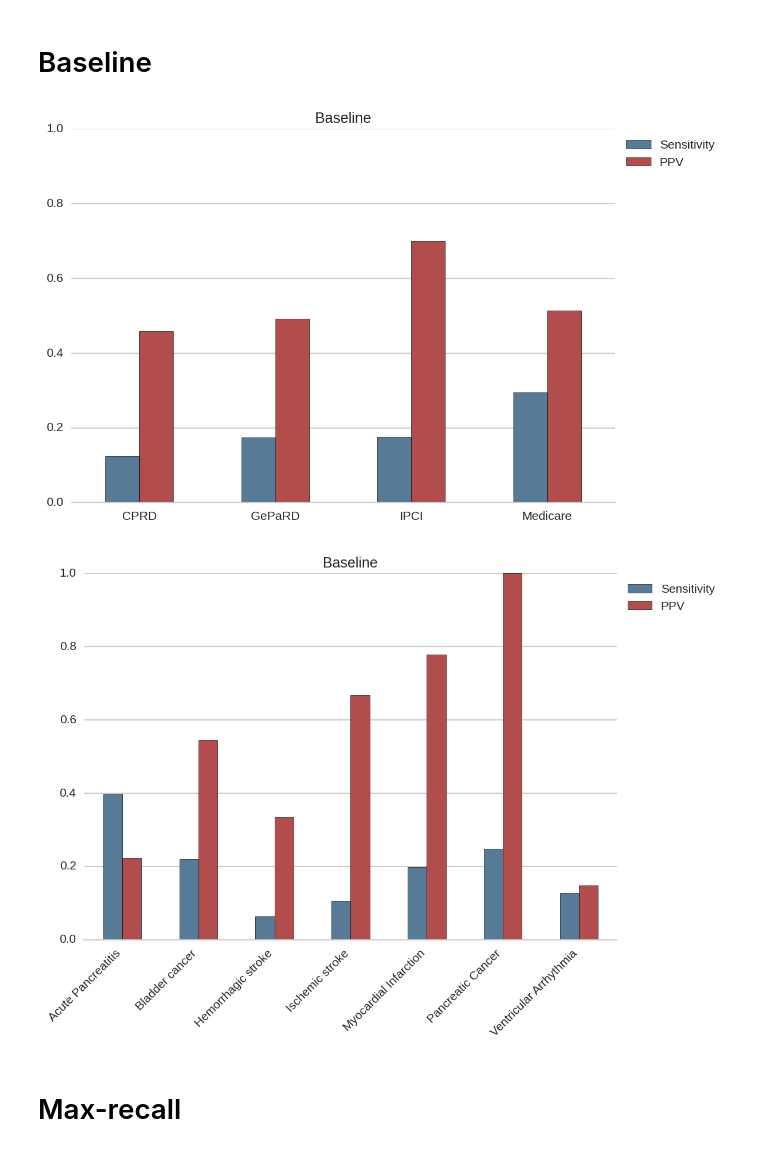
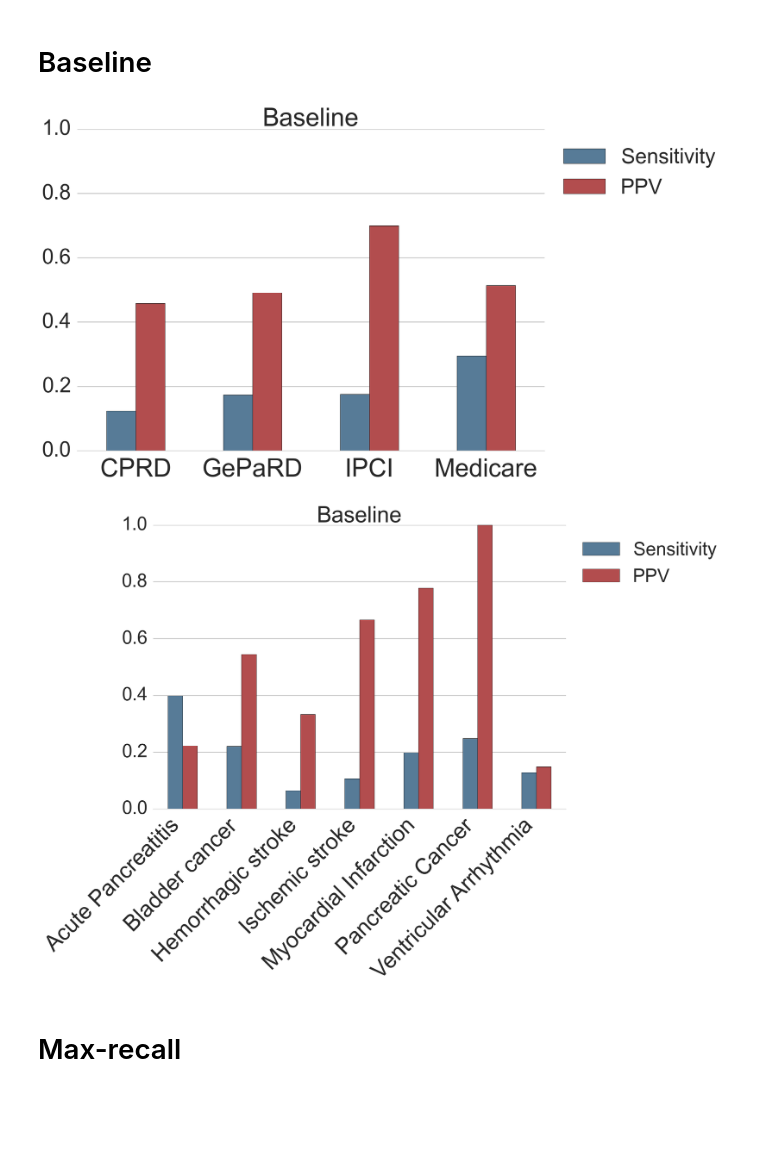
Before and after one commit to mi-erasmusmc/comap, a Jupyter notebook: evaluation/lib/CoMap evaluation.ipynb, the cells around one changed output. Drawn from its saved outputs; the diff is of its cells as text; code cells hidden in the pictures; blank space fills up the shorter version.

```diff
--- a/evaluation/lib/CoMap evaluation.ipynb
+++ b/evaluation/lib/CoMap evaluation.ipynb
@@ -1,5 +1,6 @@
 # %%
 %matplotlib inline
+import json
 import os
 import math
 from collections import OrderedDict
@@ -15,7 +16,7 @@ from IPython.display import Latex
 pd.set_option('display.max_colwidth', 100)
 
 sns.set_style('whitegrid')
-#sns.set_context("poster")
+sns.set_context("poster", font_scale=2)
 #plt.rcParams['figure.figsize'] = (4, 3)
 plt.rc("savefig", dpi=150)
 
@@ -140,14 +141,15 @@ pd.DataFrame([
 # %%
 averages_compare = pd.DataFrame([
     ev[ev.variation == 'baseline'].groupby('database').recall.mean(),
     ev[ev.variation == 'baseline'].groupby('database').precision.mean(),
 ])
 averages_compare.index = averages_compare.index.map(measure_label)
 averages_compare.columns = averages_compare.columns.map(database_label)
 with mystyle(measures_palette, savefig='baseline-performance-by-db.pdf'):
-    averages_compare.T.plot(kind='bar', title='Baseline')
+    with sns.plotting_context(font_scale=1):
+        averages_compare.T.plot(kind='bar', title='Baseline')
 # %% [output]
-[figure, old version]
+[figure, new version]
 # %%
 averages_compare = pd.DataFrame([
     ev[ev.variation == 'baseline'].groupby('event').recall.mean(),
@@ -158,7 +160,7 @@ averages_compare.columns = averages_compare.columns.map(event_label)
 with mystyle(measures_palette, xrot=45, ha='right', savefig='baseline-performance-by-event.pdf'):
     averages_compare.T.plot(kind='bar', title='Baseline')
 # %% [output]
-[figure, old version]
+[figure, new version]
 # %% [markdown]
 # Max-recall
 # %%
```
Also changed, not shown: parts of 25 cells of this notebook.
